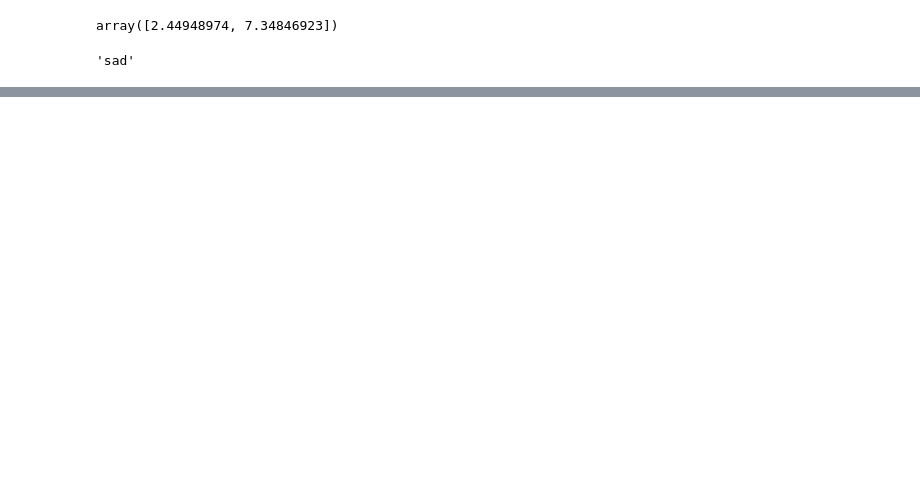
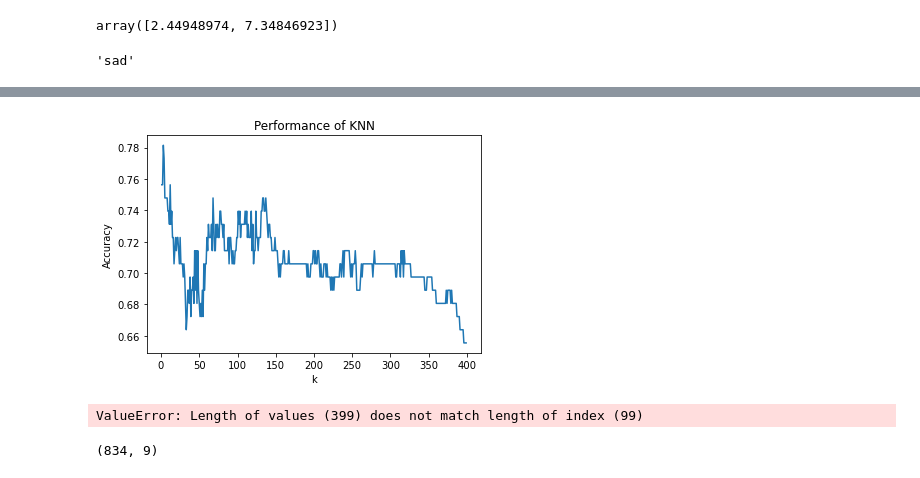
Before and after one commit to mattohan567/Happiness_Score_Project, a Jupyter notebook: KNN.ipynb, the cells around one changed output, grey strips where cells are left out. Saved outputs shown, nothing was run; the diff lists cells and outputs as text; code cells hidden in the pictures; blank space fills up the shorter version.

```diff
--- a/KNN.ipynb
+++ b/KNN.ipynb
@@ -84,0 +191,48 @@ plt.show()
+# %%
+# Using KNN to categorize
+train = pd.read_excel('TrainFull.xlsx').iloc[:,1:]
+train['SSClass'] = 0
+train.loc[(train['Social support'] <= 0.9) & (train['Social support'] > 0.75)
+          ,'SSClass'] = 1
+train.loc[train['Social support'] > 0.9,'SSClass'] = 2
+
+test = pd.read_excel('TestFull.xlsx').iloc[:,1:]
+test['SSClass'] = 0
+test.loc[(test['Social support'] <= 0.9) & (test['Social support'] > 0.75)
+          ,'SSClass'] = 1
+test.loc[test['Social support'] > 0.9,'SSClass'] = 2
+
+
+X_train = train.iloc[:,2:11]
+y_train = train.SSClass
+X_test = test.iloc[:, 2:11]
+y_test = test.SSClass
+# %%
+ss = StandardScaler().fit(X_train)
+X_train, X_test = ss.transform(X_train), ss.transform(X_test)
+# Test knn model across varying ks
+accuracies = []
+ks = range(1, 400)
+for k in ks:
+    knn = KNN(k=k)
+    knn.fit(X_train, y_train)
+    accuracy = knn.evaluate(X_test, y_test)
+    accuracies.append(accuracy)
+# Visualize accuracy vs. k
+fig, ax = plt.subplots()
+ax.plot(ks, accuracies)
+ax.set(xlabel="k",
+       ylabel="Accuracy",
+       title="Performance of KNN")
+plt.show()
+# %% [output]
+[figure, added]
+# %%
+results = pd.DataFrame({'accuracies':accuracies}, index = np.arange(1,100))
+results[results.accuracies == max(results.accuracies)]
+# %% [output]
+ValueError: Length of values (399) does not match length of index (99)
+# %%
+X_train.shape
+# %% [output]
+(834, 9)
```
Also changed, not shown: parts of 15 cells of this notebook, 1 other file.
